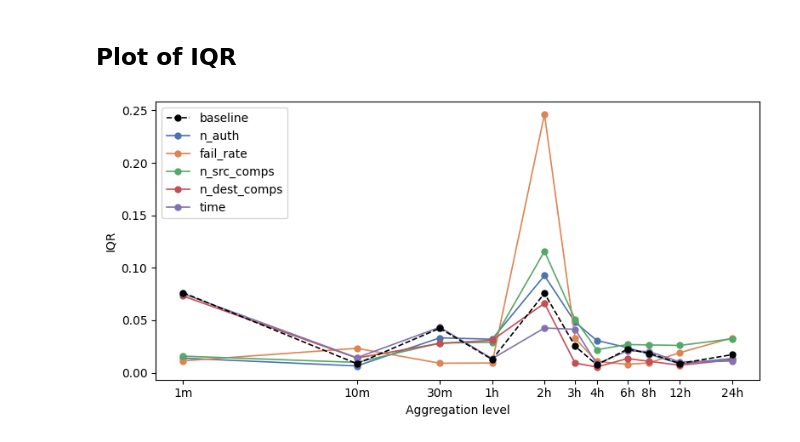
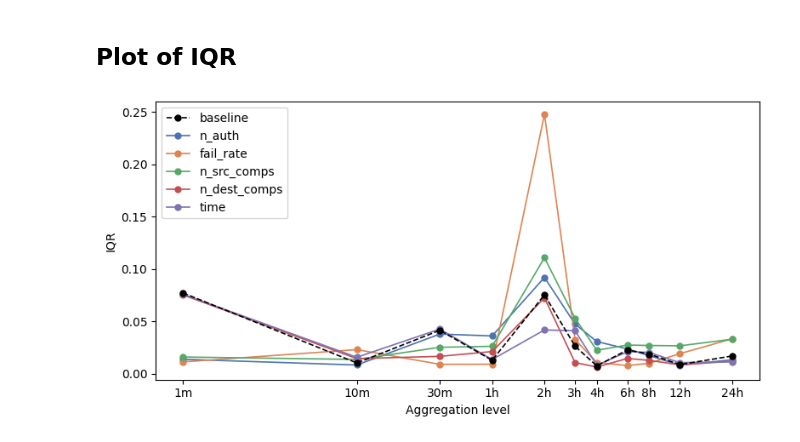
Before and after one commit to Tarun-Rajan99/MSc-Project, a Jupyter notebook: 04_code/drop_analysis/drop_analysis.ipynb, the cells around one changed output. Cells and saved outputs as stored; diff of their text form; code cells hidden in the pictures.

```diff
--- a/04_code/drop_analysis/drop_analysis.ipynb
+++ b/04_code/drop_analysis/drop_analysis.ipynb
@@ -136,31 +136,31 @@ plt.tight_layout()
 # %%
 fig, ax = plt.subplots(figsize=(8, 4))
 
 # Interquartile range function
 def iqr(arr):
     q1, q3 = np.percentile(arr, [25, 75])
     return q3 - q1
 
 # Baseline
 baseline_vals = [np.array(list(baseline_results[col].values())) for col in levels]
 baseline_iqr = np.array([iqr(v) for v in baseline_vals])
 ax.plot(agg_levels, baseline_iqr, marker='o', ms=5, lw=1.2, ls='--',
          color='black', zorder=2, label='baseline')
 
 # Dropped features
-for name, results in results_to_plot.items():
+for name, results in dropped_features.items():
     vals = [np.array(list(results[col].values())) for col in levels]
     iqrs = np.array([iqr(v) for v in vals])
     ax.plot(agg_levels, iqrs, marker='o', ms=5, lw=1.2, zorder=1,
              label=name, color=colors[name])
 
 ax.set_xscale('log')
 ax.set_xticks(agg_levels)
 ax.set_xticklabels(['1m', '10m', '30m', '1h', '2h', '3h', '4h', '6h', '8h', '12h', '24h'])
 ax.minorticks_off()
 ax.set_xlabel('Aggregation level')
 ax.set_ylabel('IQR')
 ax.legend(loc='upper left')
 plt.tight_layout()
 # %% [output]
-[figure, old version]
+[figure, new version]
```
Also changed, not shown: parts of 3 cells of this notebook, 2 other files.
